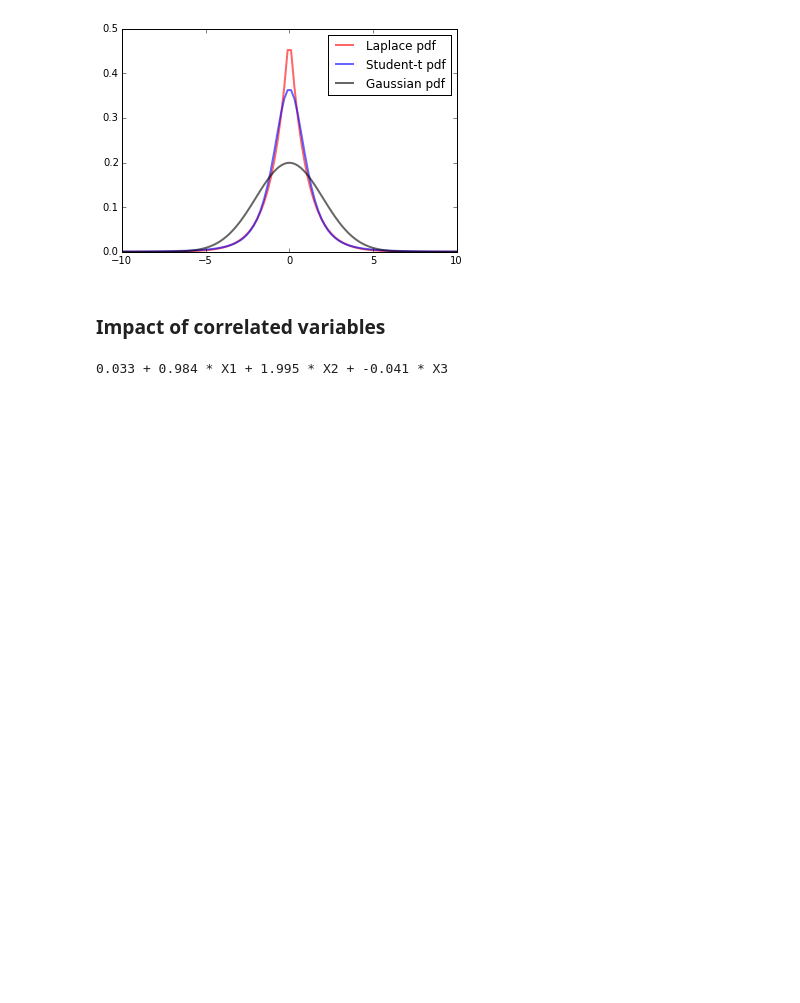
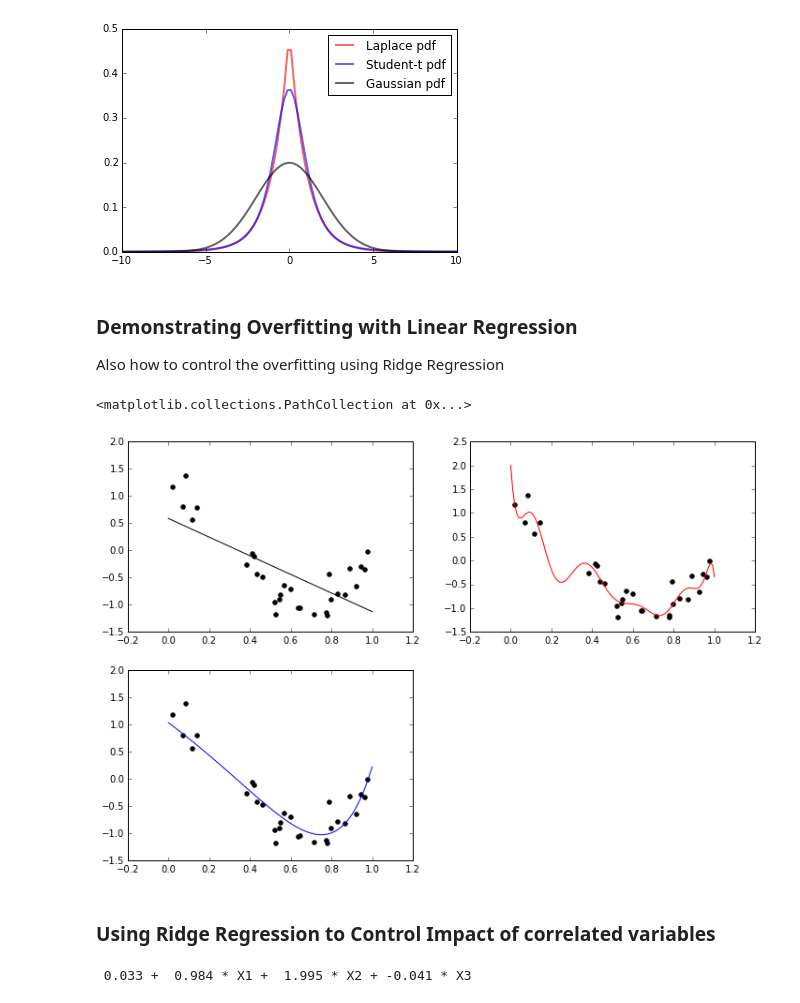
Before and after one commit to ubdsgroup/mlcourse-ub-notebooks, a Jupyter notebook: notebooks/LinearSystems.ipynb, the cells around one changed output. Saved outputs shown, nothing was run; the diff lists cells and outputs as text; code cells hidden in the pictures; blank space fills up the shorter version.

Commit message:
adding ridge regression and lasso regression demos

```diff
--- a/notebooks/LinearSystems.ipynb
+++ b/notebooks/LinearSystems.ipynb
@@ -173,8 +180,54 @@ plt.legend()
 # %% [output]
 <matplotlib.legend.Legend at 0x...>
 [figure]
+# %% [markdown]
+### Demonstrating Overfitting with Linear Regression
+Also how to control the overfitting using Ridge Regression
+# %%
+rng = np.random.RandomState(0)
+# Generate sample data
+np.random.seed(0)
+n_samples = 30
+true_fun = lambda X: np.cos(1.5 * np.pi * X)
+X = np.sort(np.random.rand(n_samples))
+y = true_fun(X) + np.random.randn(n_samples) * 0.2
+X = X[:,np.newaxis]
+# Learn linear regression model
+lrmodel = LinearRegression()
+lrmodel.fit(X,y)
+# Do polynomial basis expansion
+polynomial_features = PolynomialFeatures(degree=12,include_bias=False)
+# fit linear model on expanded features
+lrmodel1 = LinearRegression()
+pipeline = Pipeline([("polynomial_features", polynomial_features),
+                     ("linear_regression", lrmodel1)])
+pipeline.fit(X,y)
+# fit ridge regression model on expanded features
+rrmodel = Ridge(alpha=0.1)
+pipeline1 = Pipeline([("polynomial_features", polynomial_features),
+                     ("ridge_regression", rrmodel)])
+pipeline1.fit(X,y)
+
+# plot the fitted lines
+X_all = np.linspace(0, 1, 100)
+fig = plt.figure(figsize=[12,8])
+plt.subplot(2,2,1)
+plt.plot(X_all, lrmodel.predict(X_all[:, np.newaxis]),color='k',label='')
+plt.scatter(X,y, c='k', label='data')
+plt.legend()
+plt.subplot(2,2,2)
+plt.plot(X_all, pipeline.predict(X_all[:, np.newaxis]),color='r')
+plt.scatter(X,y, c='k', label='data')
+plt.legend()
+plt.subplot(2,2,3)
+plt.plot(X_all, pipeline1.predict(X_all[:, np.newaxis]),color='b')
+plt.scatter(X,y, c='k', label='data')
+plt.legend()
+# %% [output]
+<matplotlib.collections.PathCollection at 0x...>
+[figure, added]
 # %% [markdown]
-### Impact of correlated variables
+### Using Ridge Regression to Control Impact of correlated variables
 # %%
 np.random.seed(0)
 size = 5000
```
Also changed, not shown: parts of 19 cells of this notebook.
